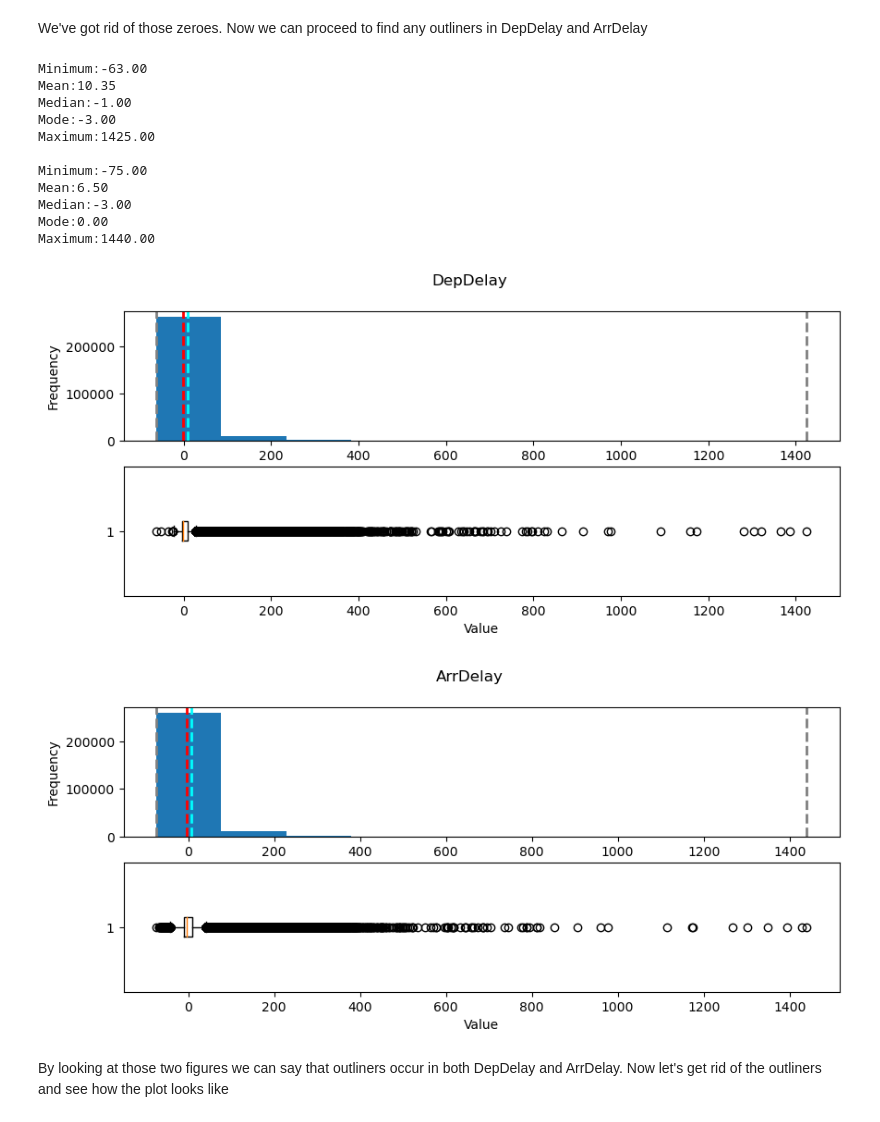
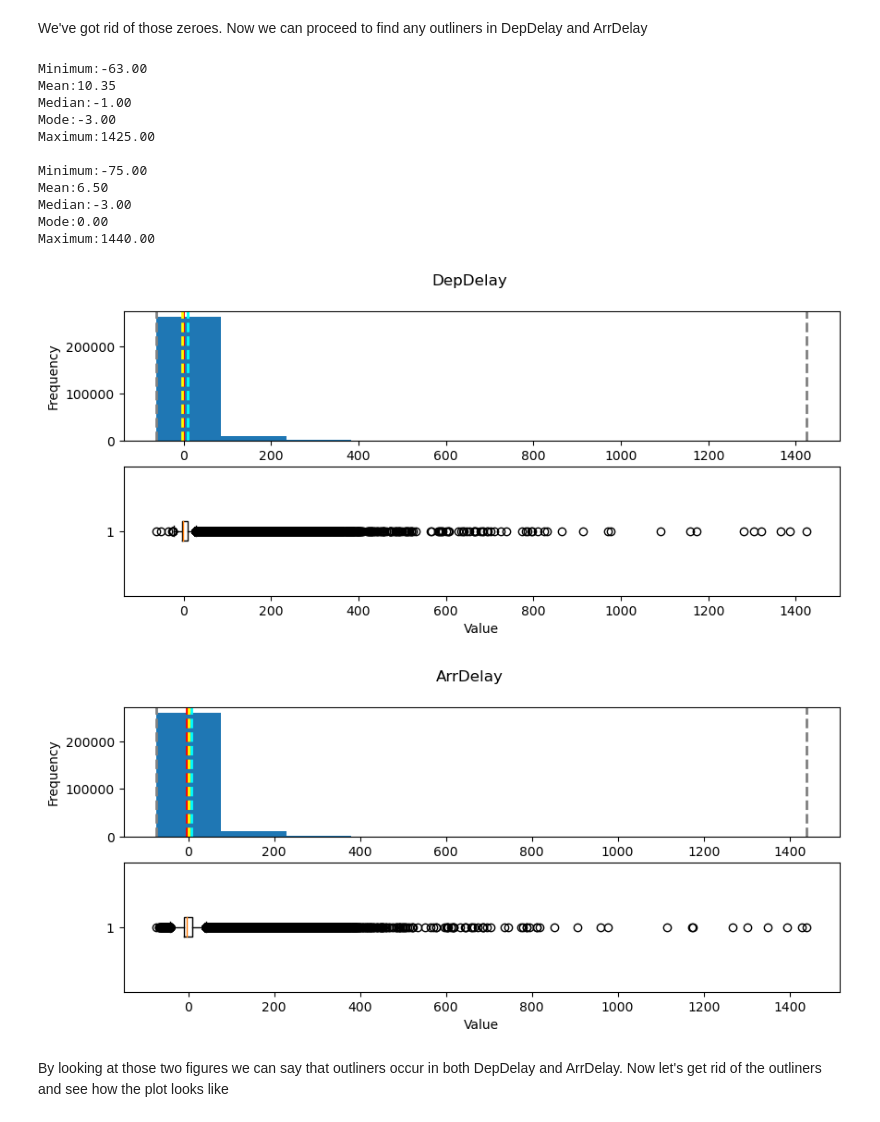
Before and after one commit to Jakubkmn/ml-basics, a Jupyter notebook: challenges/01 - Flights Challenge.ipynb, the cells around one changed output. Saved outputs shown, nothing was run; the diff lists cells and outputs as text; code cells hidden in the pictures.

```diff
--- a/challenges/01 - Flights Challenge.ipynb
+++ b/challenges/01 - Flights Challenge.ipynb
@@ -153,46 +153,42 @@ def show_distribution(var_data):
                                                                                             mod_val,
                                                                                             max_val))
 
-    # print('Minimum:{:.2f}\nMean:{:.2f}\nMedian:{:.2f}\nMaximum:{:.2f}\n'.format(min_val,
-    #                                                                                         mean_val,
-    #                                                                                         med_val,
-    #                                                                                         max_val))
 
     fig, ax = plt.subplots(2, 1, figsize = (10, 4))
 
     ax[0].hist(var_data)
     ax[0].set_ylabel("Frequency")
     ax[0].axvline(x=min_val, color = 'gray', linestyle='dashed', linewidth = 2)
     ax[0].axvline(x=mean_val, color = 'cyan', linestyle='dashed', linewidth = 2)
     ax[0].axvline(x=med_val, color = 'red', linestyle='dashed', linewidth = 2)
-    # ax[0].axvline(x=mod_val, color = 'yellow', linestyle='dashed', linewidth = 2)
+    ax[0].axvline(x=mod_val, color = 'yellow', linestyle='dashed', linewidth = 2)
     ax[0].axvline(x=max_val, color = 'gray', linestyle='dashed', linewidth = 2)
 
     ax[1].boxplot(var_data, vert=False)
     ax[1].set_xlabel("Value")
 
     fig.suptitle(var_data.name)
 
 
     fig.show()
 
 delay = ['DepDelay', 'ArrDelay']
 for col in delay:
     show_distribution(df_flights[col])
 # %% [output]
 Minimum:-63.00
 Mean:10.35
 Median:-1.00
 Mode:-3.00
 Maximum:1425.00
 
 Minimum:-75.00
 Mean:6.50
 Median:-3.00
 Mode:0.00
 Maximum:1440.00
-[figure, old version]
+[figure, new version]
-[figure, old version]
+[figure, new version]
 # %% [markdown]
 By looking at those two figures we can say that outliners occur in both DepDelay and ArrDelay. Now let's get rid of the outliners and see how the plot looks like
 # %%
```
Also changed, not shown: parts of 16 cells of this notebook.
